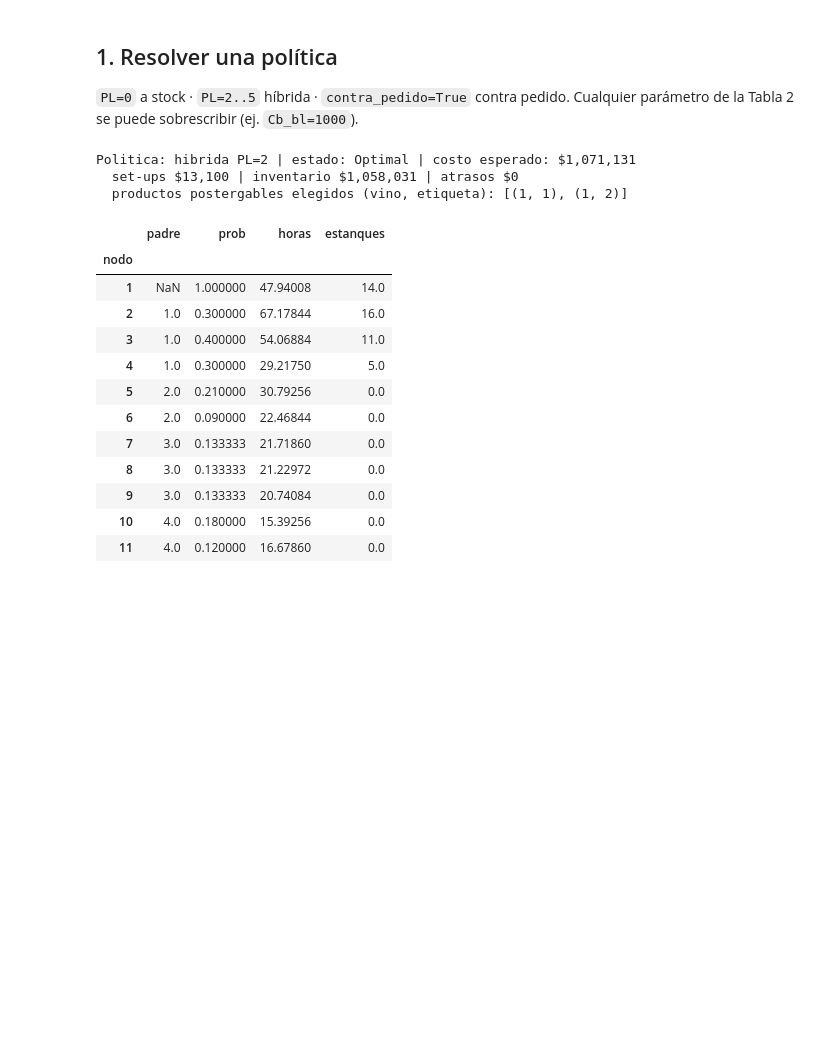
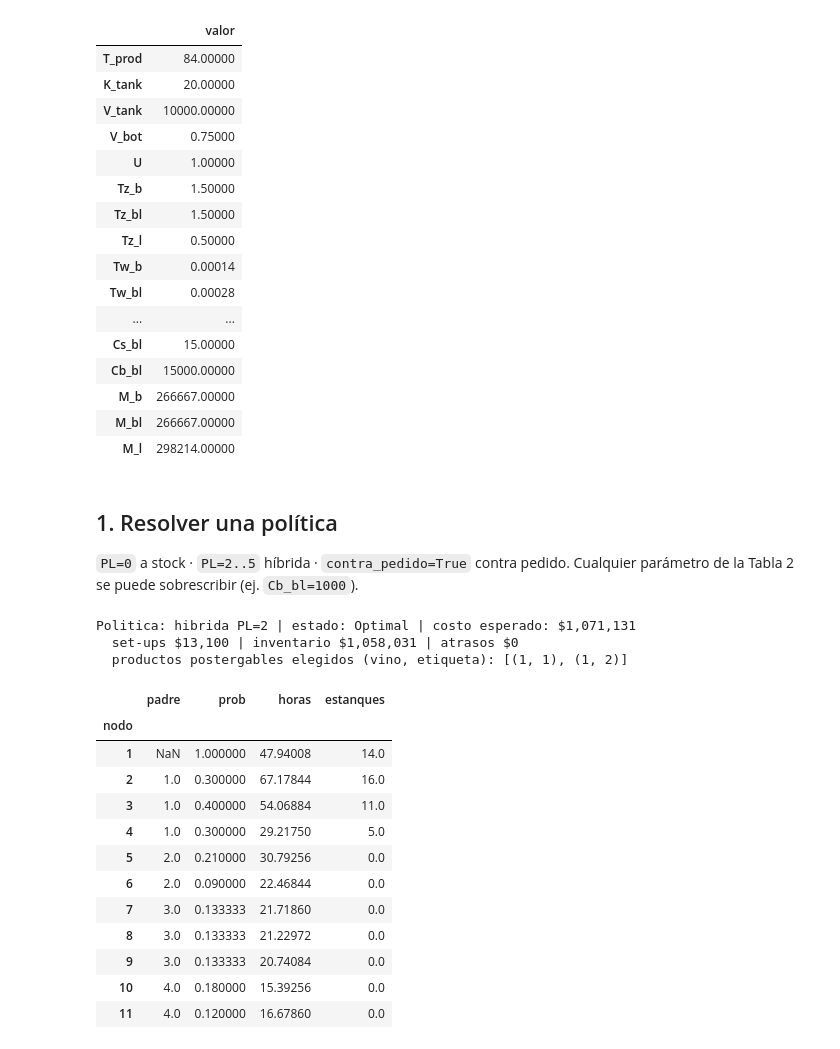
Before and after one commit to vcontreras2/proyecto_capstone, a Jupyter notebook: visualizacion.ipynb, the cells around one changed output. Cells and saved outputs as stored; diff of their text form; code cells hidden in the pictures; blank space fills up the shorter version.

```diff
--- a/visualizacion.ipynb
+++ b/visualizacion.ipynb
@@ -11,3 +47,23 @@ importlib.reload(datos); importlib.reload(modelo)
+# %%
+pd.Series(datos.PARAMS, name='valor').to_frame()
+# %% [output]
+|  | valor |
+| T_prod | 84.00000 |
+| K_tank | 20.00000 |
+| V_tank | 10000.00000 |
+| V_bot | 0.75000 |
+| U | 1.00000 |
+| Tz_b | 1.50000 |
+| Tz_bl | 1.50000 |
+| Tz_l | 0.50000 |
+| Tw_b | 0.00014 |
+| Tw_bl | 0.00028 |
+| ... | ... |
+| Cs_bl | 15.00000 |
+| Cb_bl | 15000.00000 |
+| M_b | 266667.00000 |
+| M_bl | 266667.00000 |
+| M_l | 298214.00000 |
 # %% [markdown]
 ## 1. Resolver una política
 `PL=0` a stock · `PL=2..5` híbrida · `contra_pedido=True` contra pedido. Cualquier parámetro de la Tabla 2 se puede sobrescribir (ej. `Cb_bl=1000`).
```
Also changed, not shown: parts of 4 cells of this notebook.
